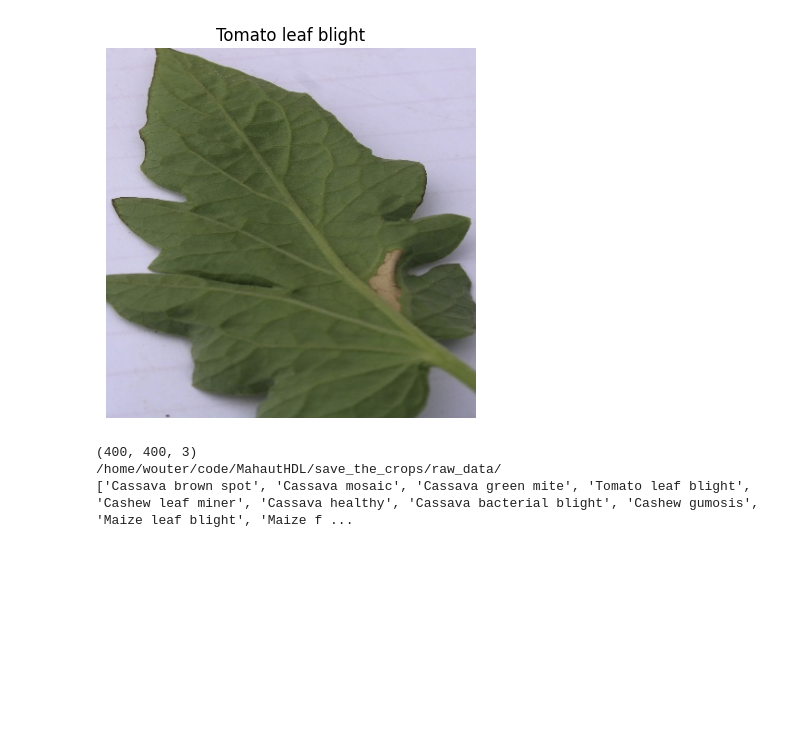
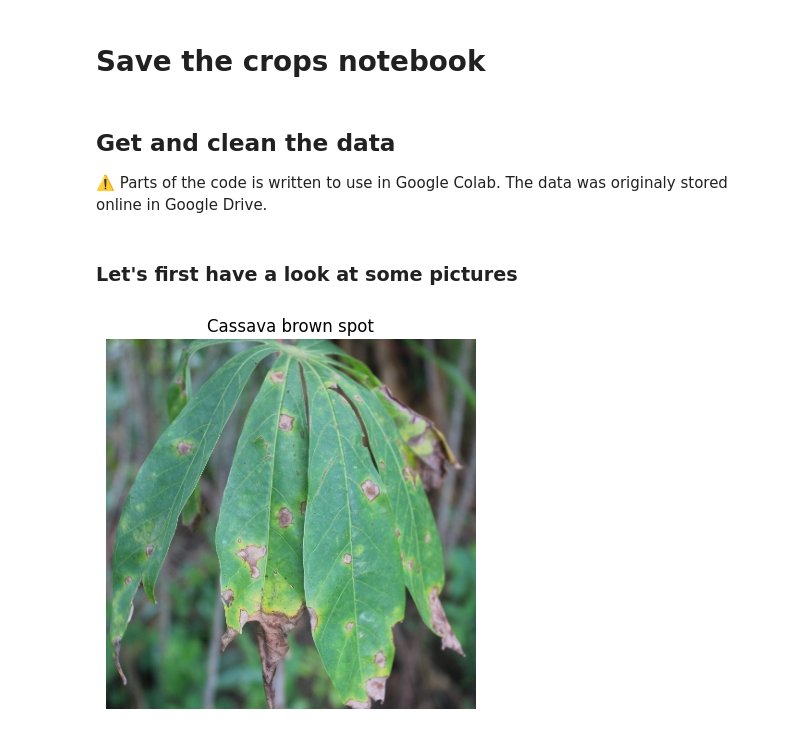
Before and after one commit to MahautHDL/save_the_crops, a Jupyter notebook: notebooks/save_the_crops.ipynb, the cells around one changed output. Saved outputs shown, nothing was run; the diff lists cells and outputs as text; code cells hidden in the pictures; blank space fills up the shorter version.

Commit message:
New notebook up to saving new model

```diff
--- a/notebooks/save_the_crops.ipynb
+++ b/notebooks/save_the_crops.ipynb
@@ -0,0 +1,2 @@
+# %% [markdown]
+# Save the crops notebook
@@ -1,33 +13,26 @@
+# %% [markdown]
+## Get and clean the data
+⚠️ Parts of the code is written to use in Google Colab. The data was originaly stored online in Google Drive.
+# %% [markdown]
+### Let's first have a look at some pictures
 # %%
-import os
-import matplotlib.pyplot as plt
-import numpy as np
-import pandas as pd
-
 # ! unzip -n ~/code/MahautHDL/save_the_crops/raw_data/crop.zip -d ~/code/MahautHDL/save_the_crops/raw_data
 
-data_link = os.environ.get("LOCAL_PATH")
-
+data_link = os.environ.get("RAW_DATA_PATH")
 crops = os.listdir(data_link)
 plant_disease = np.random.randint(0, len(crops))
 plant_disease_name = crops[plant_disease]
 
-os.chdir(f'{data_link}{plant_disease_name}')
+os.chdir(f'{data_link}/{plant_disease_name}')
 
-link = os.listdir(f"{data_link}{plant_disease_name}")
+link = os.listdir(f"{data_link}/{plant_disease_name}")
 rand_pic_nr = np.random.randint(0, len(link))
 
 img = plt.imread(link[rand_pic_nr])
 
 plt.imshow(img)
 plt.axis(False)
 plt.title(plant_disease_name)
 plt.show()
-print(img.shape)
-print(data_link)
-print(crops)
 # %% [output]
-[figure, old version]
+[figure, new version]
-(400, 400, 3)
-/home/wouter/code/MahautHDL/save_the_crops/raw_data/
-['Cassava brown spot', 'Cassava mosaic', 'Cassava green mite', 'Tomato leaf blight', 'Cashew leaf miner', 'Cassava healthy', 'Cassava bacterial blight', 'Cashew gumosis', 'Maize leaf blight', 'Maize f ...
```
Also changed, not shown: parts of 12 cells of this notebook, 11 other files.
